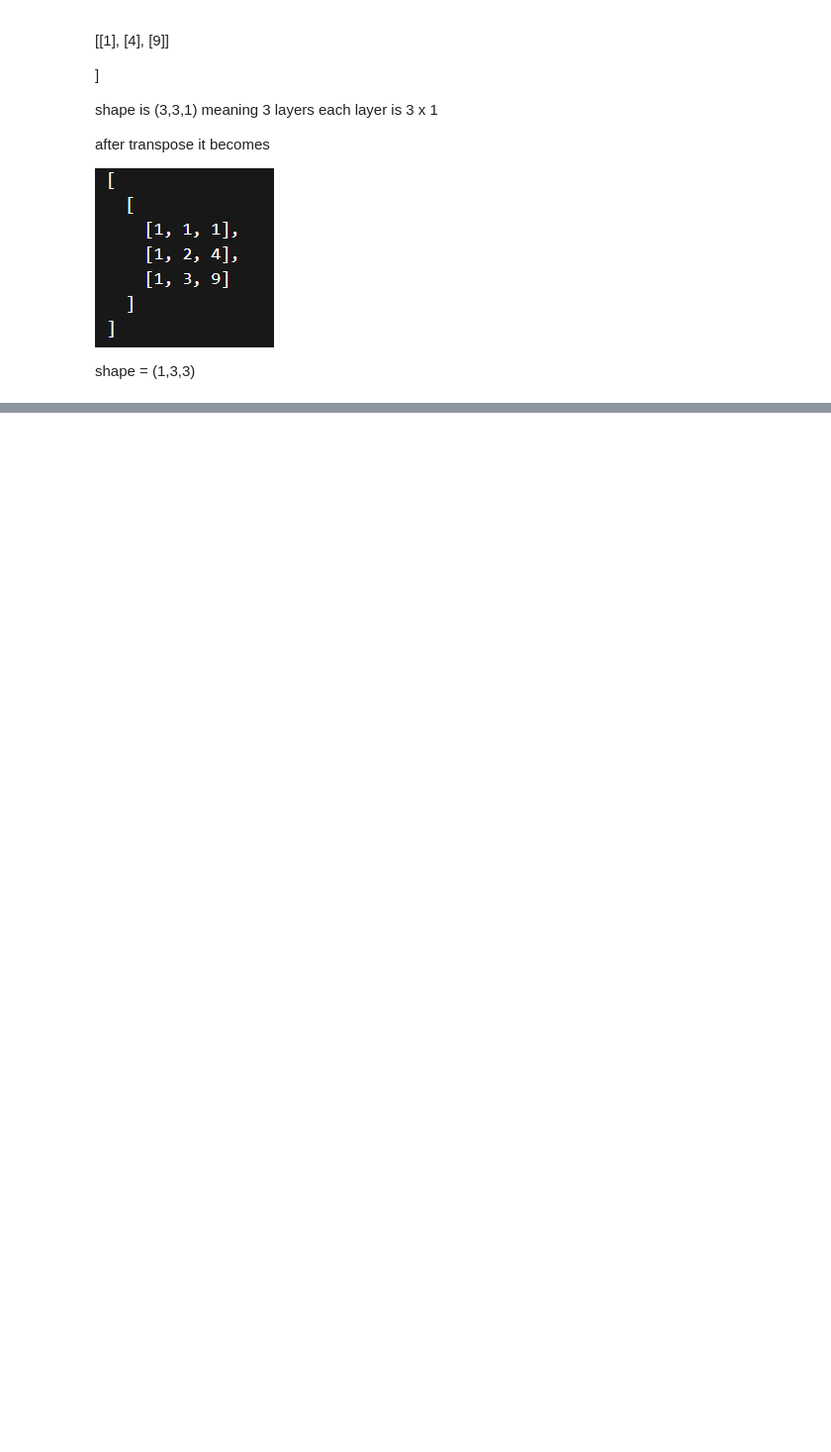
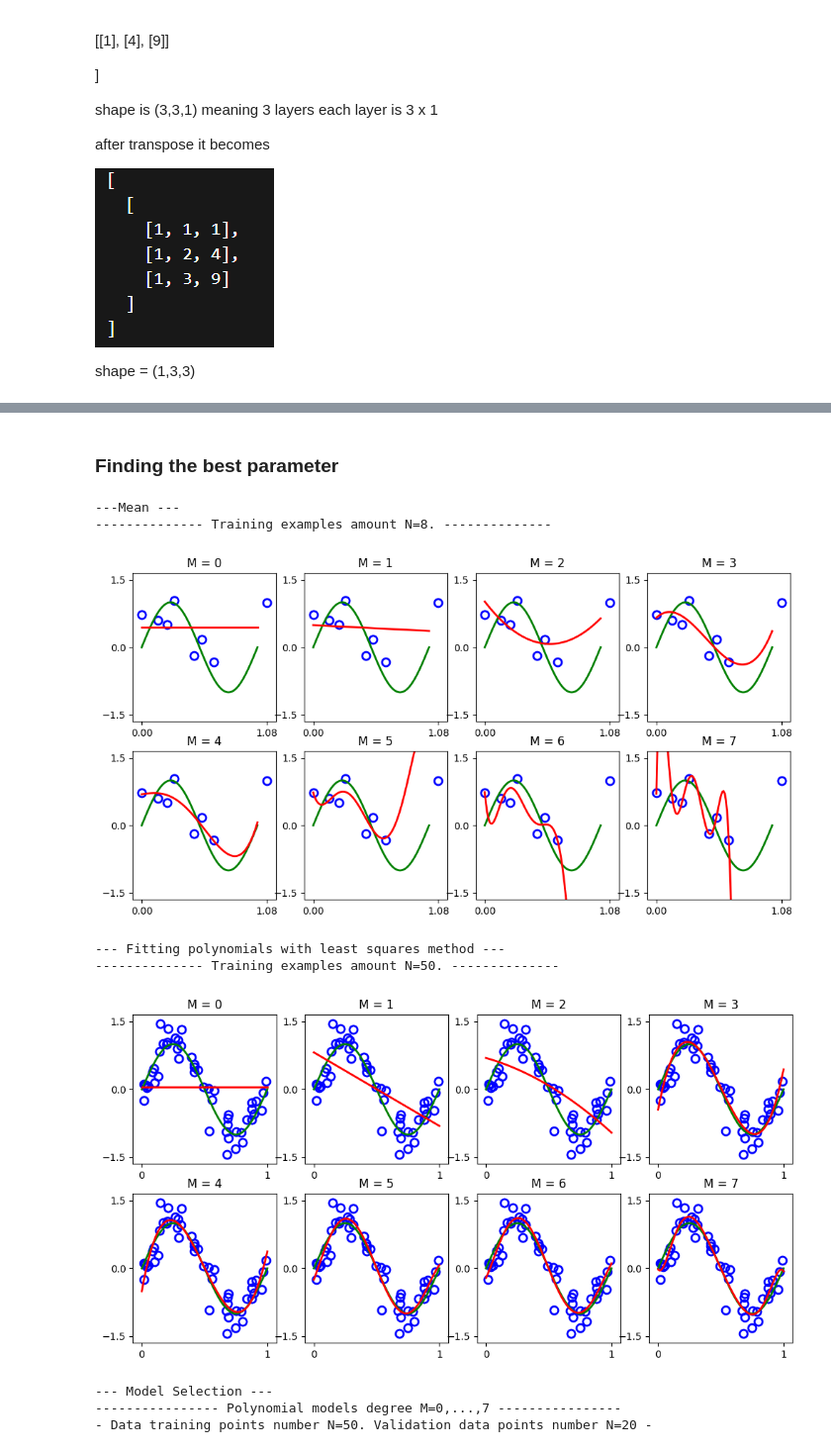
Before and after one commit to vkss26/ml, a Jupyter notebook: Linear Regression/LinearRegression.ipynb, the cells around one changed output, grey strips where cells are left out. Shown at 99% size. Drawn from its saved outputs; the diff is of its cells as text; code cells hidden in the pictures; blank space fills up the shorter version.

```diff
--- a/Linear Regression/LinearRegression.ipynb
+++ b/Linear Regression/LinearRegression.ipynb
@@ -145,7 +150,7 @@ Example
 let the function polynomail be $ y = f(W,X) $ be $ y = w_0 + w_1.x + w_2.x^2 ...(D =2) $
 # %%
 def polynomial(X,W):
-    dm = [W[i]*(X**i) for i in range(np.shape(W)[0])]
+    dm = [W[i] * X ** i for i in range(np.shape(W)[0])]
     """
     dm = []
 
@@ -261,12 +265,3 @@ after transpose it becomes
 ![image.png](attachment:image.png)
 
 shape = (1,3,3)
-# %%
-# trying to transpose a 3 matrix
-x = np.array([[1], [-3], [-1]])
-
-dm = design_matrix(x,2)
-print(dm)
-print(dm.shape)
-print(dm[0])
-print(dm[0].shape)
@@ -290,14 +276,15 @@ def least_squares(x_train,y_train,M):
    return tuple (w,error) where w is are best polynomial parameters and error is mse
     '''
     dm = design_matrix(x_train,M)
-    print(dm)
-    print(dm.shape)
+    # print(dm)
+    # print(dm.shape)
     w=np.linalg.inv(dm.T @ dm) @ dm.T @ y_train
     y_pred = polynomial(x_train,w)
 
     error = mse(y_pred,y_train)
 
-    error = np.asscaler(error) #This used to convert a NumPy array (with one element) into a Python scalar (like float or int).
+    #This used to convert a NumPy array (with one element) into a Python scalar (like float or int).
+    error = float(error)
     return (w,error)
 # %%
 x_train = np.array([[1], [-3], [-1]])
@@ -328,0 +326,25 @@ ValueError: matmul: Input operand 1 has a mismatch in its core dimension 0, with
+# %%
+def model_selection(x_train,y_train,x_val,y_val,M_values):
+    '''
+    x_train : vector of input values (Nx1)
+    y_train : vector of output values (Nx1)
+    x_val : vector of input values for validation (Nx1)
+    y_val : vector of output values for validation (Nx1)
+    M_values : list of polynomial degrees to try [0,1,2,3,4,5]
+    return tuple(w,train_err,val_err)
+    basically we will choose model which performs best on validation set.
+    '''
+
+    val_err = np.inf
+    for m in M_values:
+        current_w , current_train_err = least_squares(x_train,y_train,m)
+        y_pred = polynomial(x_val,current_w)
+        current_val_err = mse(y_pred,y_val)
+        if current_val_err < val_err:
+            val_err = current_val_err
+            w = current_w
+            train_err = current_train_err
+    val_err = float(val_err)
+    return (w,train_err,val_err)
+# %% [markdown]
+### Finding the best parameter
@@ -328,0 +461,12 @@ ValueError: matmul: Input operand 1 has a mismatch in its core dimension 0, with
+# %%
+run()
+# %% [output]
+---Mean ---
+-------------- Training examples amount N=8. --------------
+[figure, added]
+--- Fitting polynomials with least squares method ---
+-------------- Training examples amount N=50. --------------
+[figure, added]
+--- Model Selection ---
+---------------- Polynomial models degree M=0,...,7 ----------------
+- Data training points number N=50. Validation data points number N=20 -
```
Also changed, not shown: parts of 17 cells of this notebook, 6 other files.
